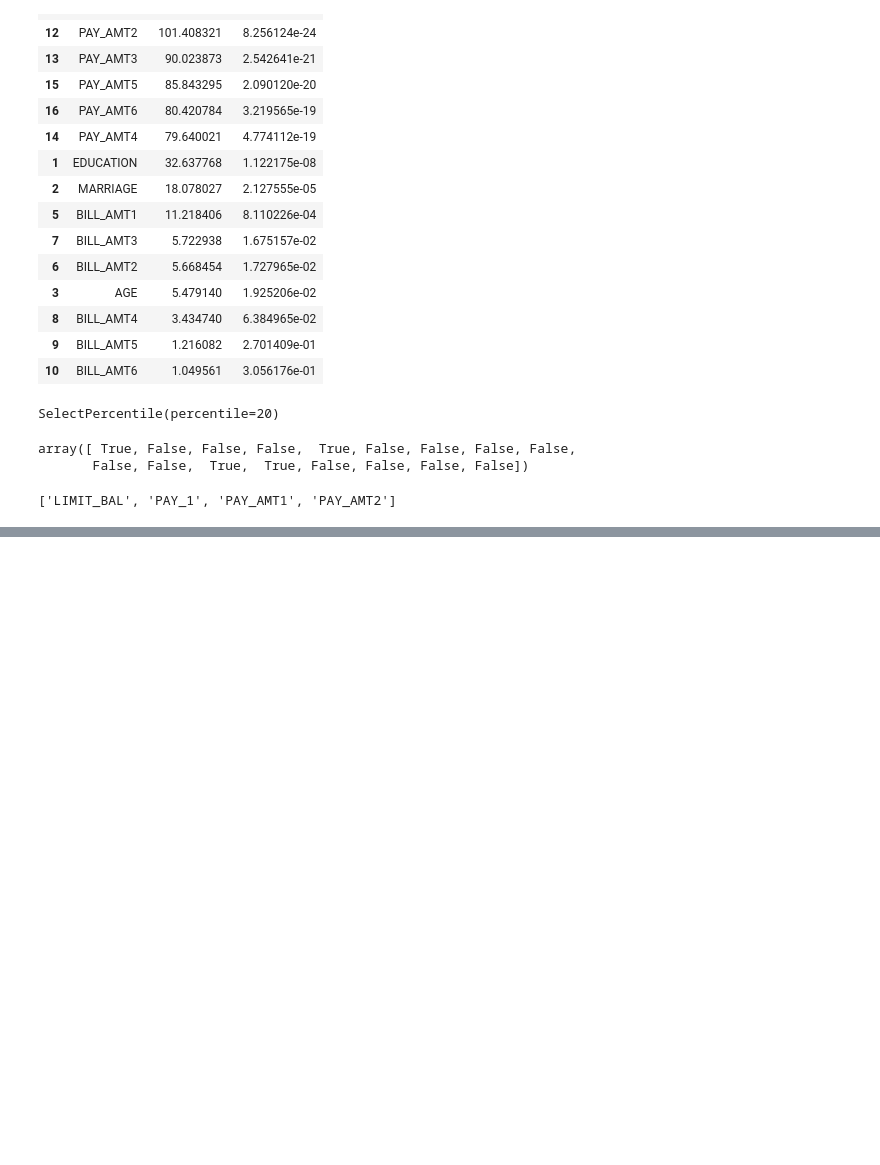
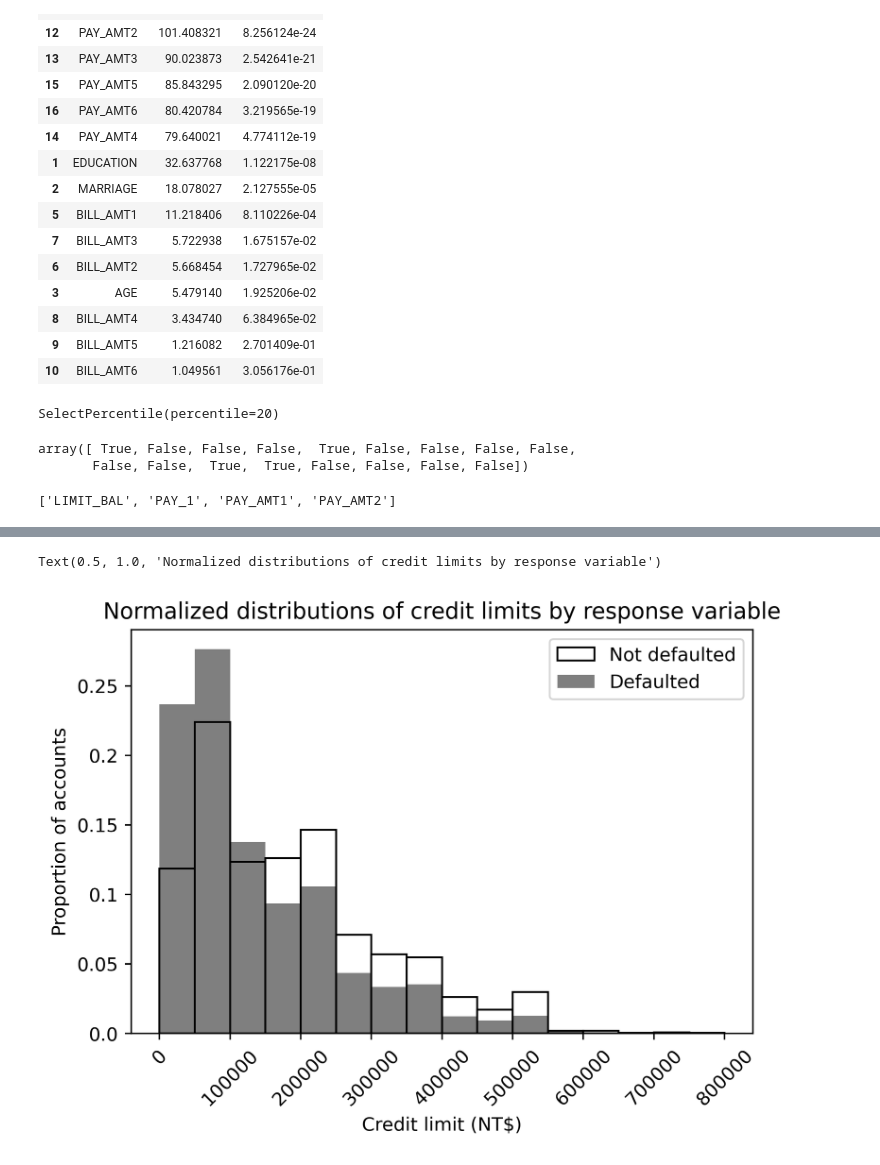
Before and after one commit to mohamed-ssafini/default_of_credit_card, a Jupyter notebook: LogisticRegression.ipynb, the cells around one changed output, grey strips where cells are left out. Drawn from its saved outputs; the diff is of its cells as text; code cells hidden in the pictures; blank space fills up the shorter version.

```diff
--- a/LogisticRegression.ipynb
+++ b/LogisticRegression.ipynb
@@ -227,0 +303,22 @@ best_features
+# %%
+mpl.rcParams['figure.dpi'] = 400
+axes = plt.axes()
+axes.hist(
+    df.loc[neg_mask, 'LIMIT_BAL'],
+    bins=bin_edges, density=True,
+    edgecolor='black', color='white')
+axes.hist(
+    df.loc[pos_mask, 'LIMIT_BAL'],
+    bins=bin_edges, density=True, alpha=0.5,
+    edgecolor=None, color='black')
+axes.tick_params(axis='x', labelrotation=45)
+axes.set_xlabel('Credit limit (NT$)')
+axes.set_ylabel('Proportion of accounts')
+y_ticks = axes.get_yticks()
+axes.set_yticklabels(np.round(y_ticks*50000,2))
+axes.legend(['Not defaulted', 'Defaulted'])
+axes.set_title(
+    'Normalized distributions of credit limits by response variable')
+# %% [output]
+Text(0.5, 1.0, 'Normalized distributions of credit limits by response variable')
+[figure, added]
```
Also changed, not shown: parts of 9 cells of this notebook.
